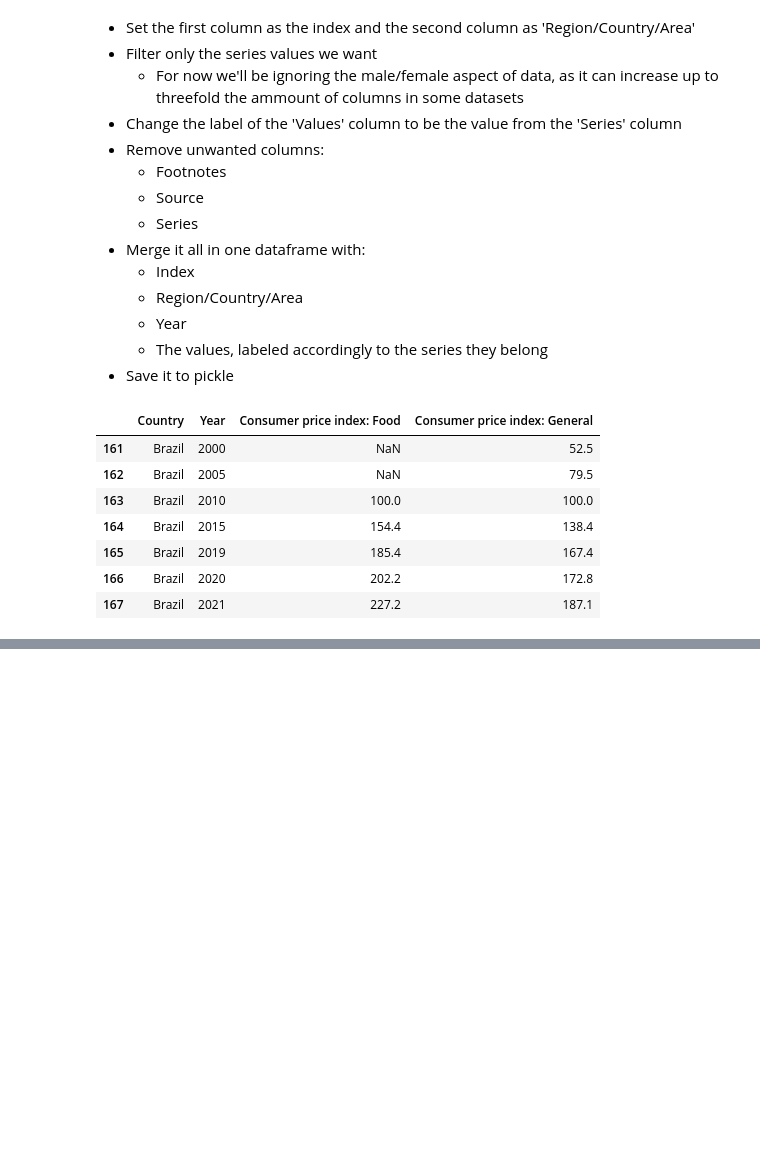
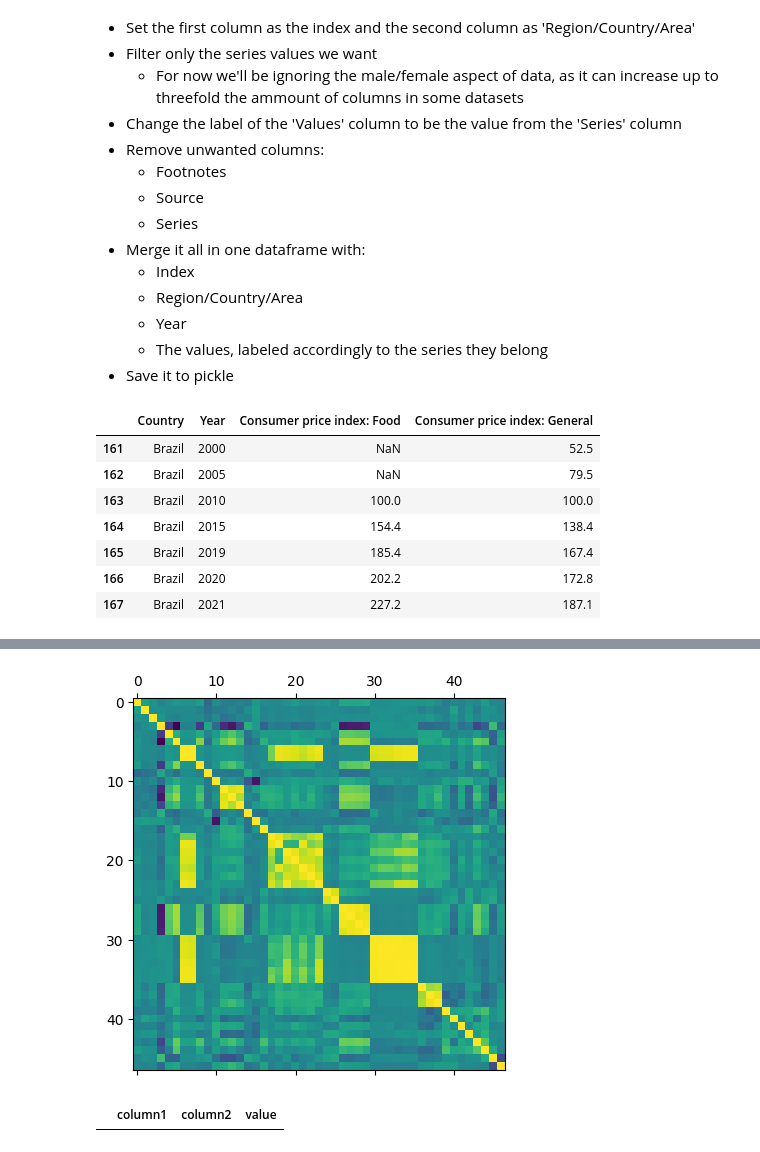
Before and after one commit to viniciushedler/education_impact, a Jupyter notebook: exploratory.ipynb, the cells around one changed output, grey strips where cells are left out. Drawn from its saved outputs; the diff is of its cells as text; code cells hidden in the pictures; blank space fills up the shorter version.

```diff
--- a/exploratory.ipynb
+++ b/exploratory.ipynb
@@ -200,7 +200,7 @@ labour_force_and_unemployment:
     Labour force participation - Female
     Unemployment rate - Female
 # %%
-used_series = [
+SERIES = [
     'Consumer price index: General',
     'Consumer price index: Food',
     'Employment by industry: Agriculture (%) Male and Female',
@@ -248,6 +248,9 @@ used_series = [
     'Labour force participation - Total',
     'Unemployment rate - Total',
 ]
+
+UNUSED_SERIES = [
+]
 # %% [markdown]
 So basically every dataset has the following columns:
 
@@ -328,0 +311,11 @@ dtype: object
+# %%
+first = True
+for i in FILEPATHS:
+    print(i)
+    df_n = read_file(i)
+    if not first:
+        df = pd.merge(df, df_n, how='outer', on=['Country', 'Year'])
+    else:
+        df = df_n.copy()
+        first = False
+df
@@ -328,0 +345,4 @@ dtype: object
+# %%
+UNUSED_SERIES = [ c for c in df.columns if c not in SERIES]
+UNUSED_SERIES = UNUSED_SERIES[2:]
+UNUSED_SERIES
@@ -328,0 +362,3 @@ dtype: object
+# %%
+df = df.drop(UNUSED_SERIES, axis=1)
+df.corr()
@@ -328,0 +386,10 @@ dtype: object
+# %%
+plt.matshow(df.corr())
+plt.show()
+# %% [output]
+[figure, added]
+# %%
+df_corr = pd.DataFrame({'column1': [], 'column2': [], 'value':[]})
+df_corr
+# %% [output]
+|  | column1 | column2 | value |
```
Also changed, not shown: parts of 13 cells of this notebook.
